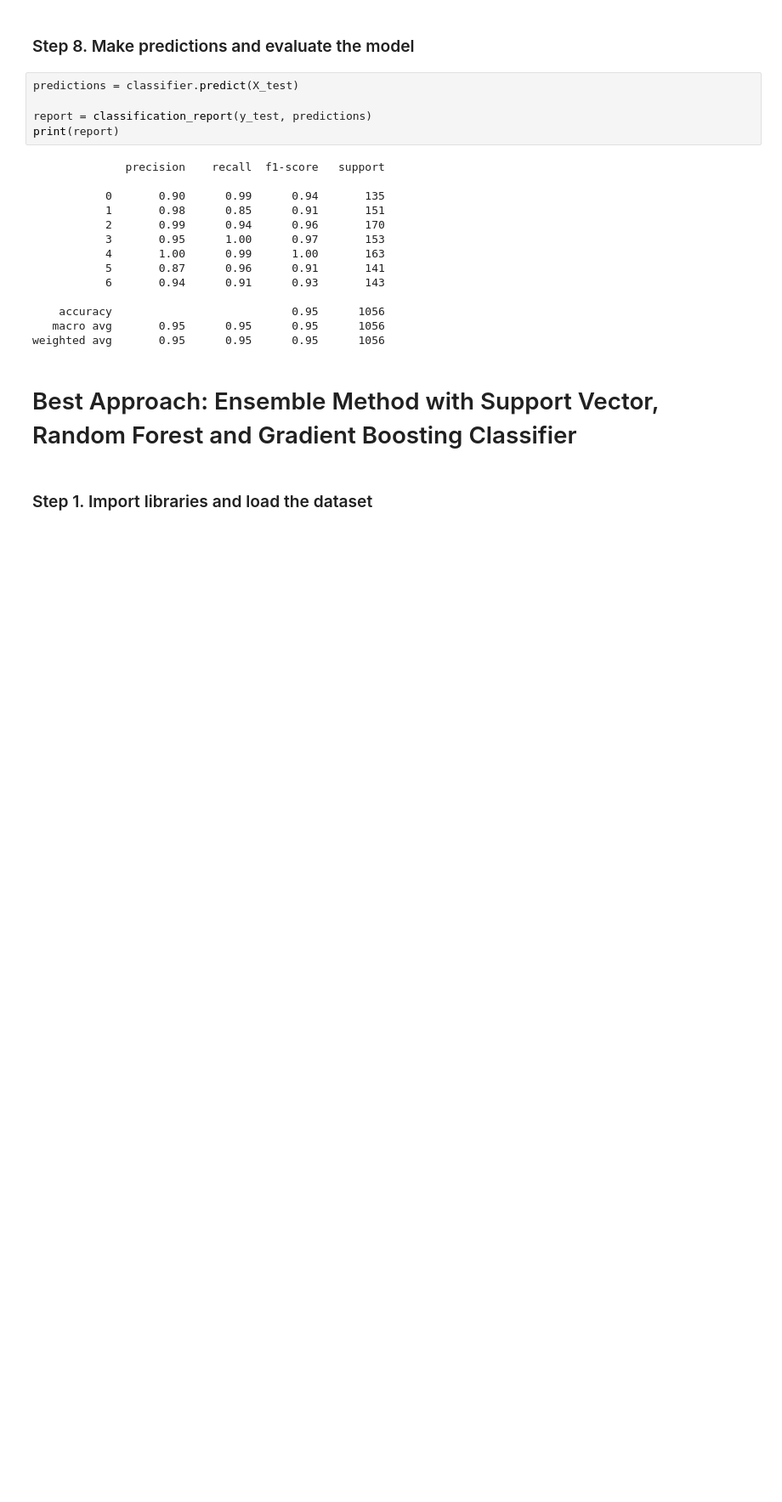
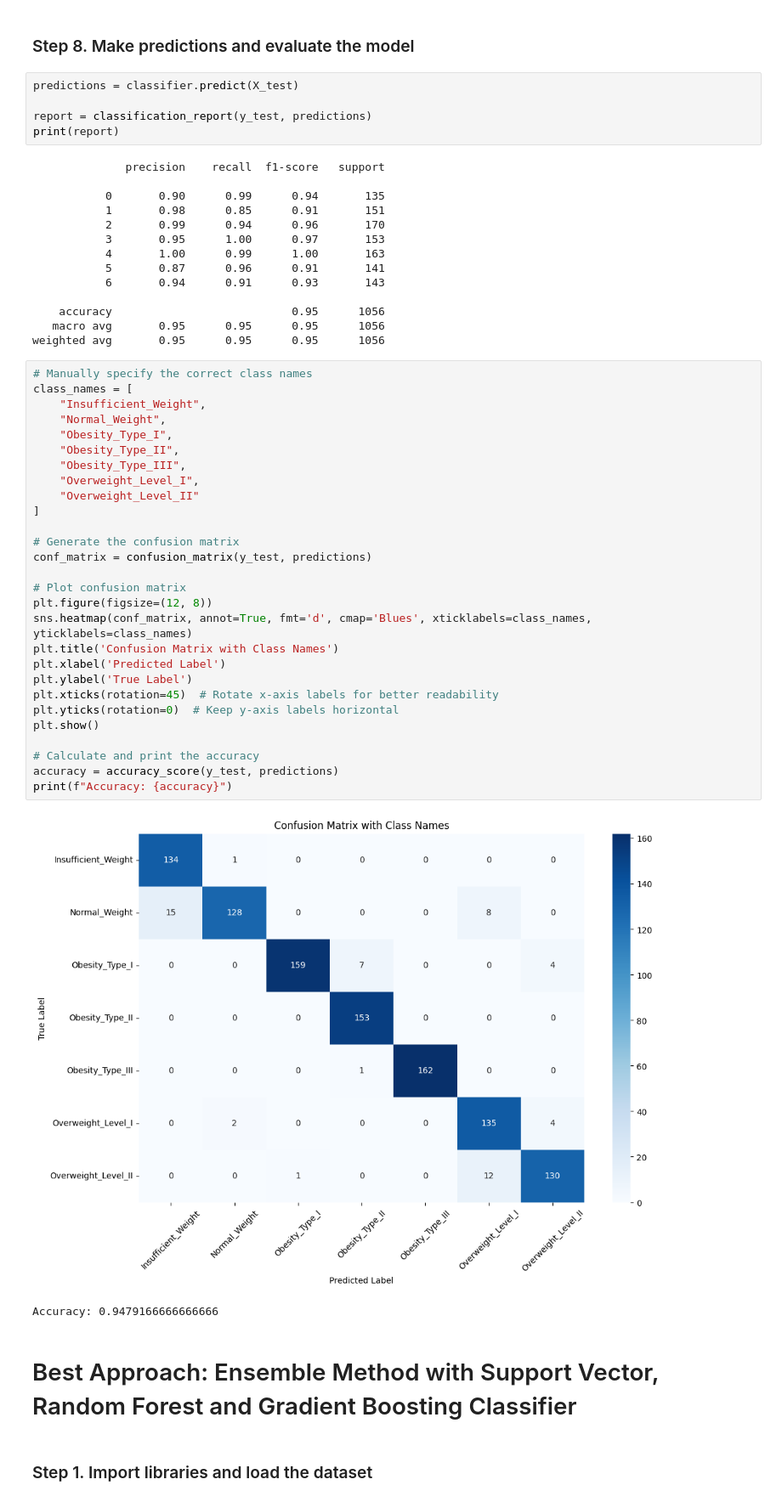
Before and after one commit to SrijitaBanerjee2002/Obesity-Insight-Predictor-ML, a Jupyter notebook: CS412Project.ipynb, the cells around one changed output. Shown at 85% size. Cells and saved outputs as stored; diff of their text form; blank space fills up the shorter version.

```diff
--- a/CS412Project.ipynb
+++ b/CS412Project.ipynb
@@ -164,6 +239,37 @@ print(report)
     accuracy                           0.95      1056
    macro avg       0.95      0.95      0.95      1056
 weighted avg       0.95      0.95      0.95      1056
+# %%
+# Manually specify the correct class names
+class_names = [
+    "Insufficient_Weight",
+    "Normal_Weight",
+    "Obesity_Type_I",
+    "Obesity_Type_II",
+    "Obesity_Type_III",
+    "Overweight_Level_I",
+    "Overweight_Level_II"
+]
+
+# Generate the confusion matrix
+conf_matrix = confusion_matrix(y_test, predictions)
+
+# Plot confusion matrix
+plt.figure(figsize=(12, 8))
+sns.heatmap(conf_matrix, annot=True, fmt='d', cmap='Blues', xticklabels=class_names, yticklabels=class_names)
+plt.title('Confusion Matrix with Class Names')
+plt.xlabel('Predicted Label')
+plt.ylabel('True Label')
+plt.xticks(rotation=45)  # Rotate x-axis labels for better readability
+plt.yticks(rotation=0)  # Keep y-axis labels horizontal
+plt.show()
+
+# Calculate and print the accuracy
+accuracy = accuracy_score(y_test, predictions)
+print(f"Accuracy: {accuracy}")
+# %% [output]
+[figure, added]
+Accuracy: 0.9479166666666666
 # %% [markdown]
 # Best Approach: Ensemble Method with Support Vector, Random Forest and Gradient Boosting Classifier
 # %% [markdown]
```
Also changed, not shown: parts of 8 cells of this notebook.
